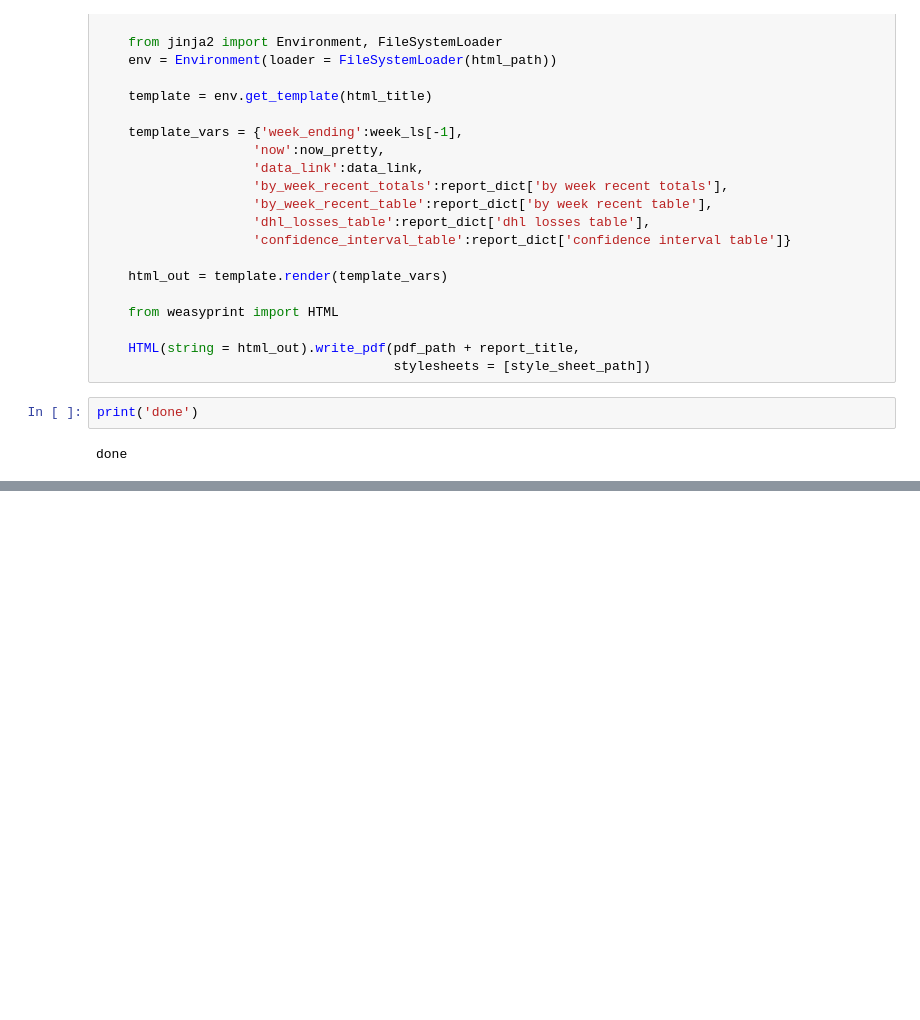
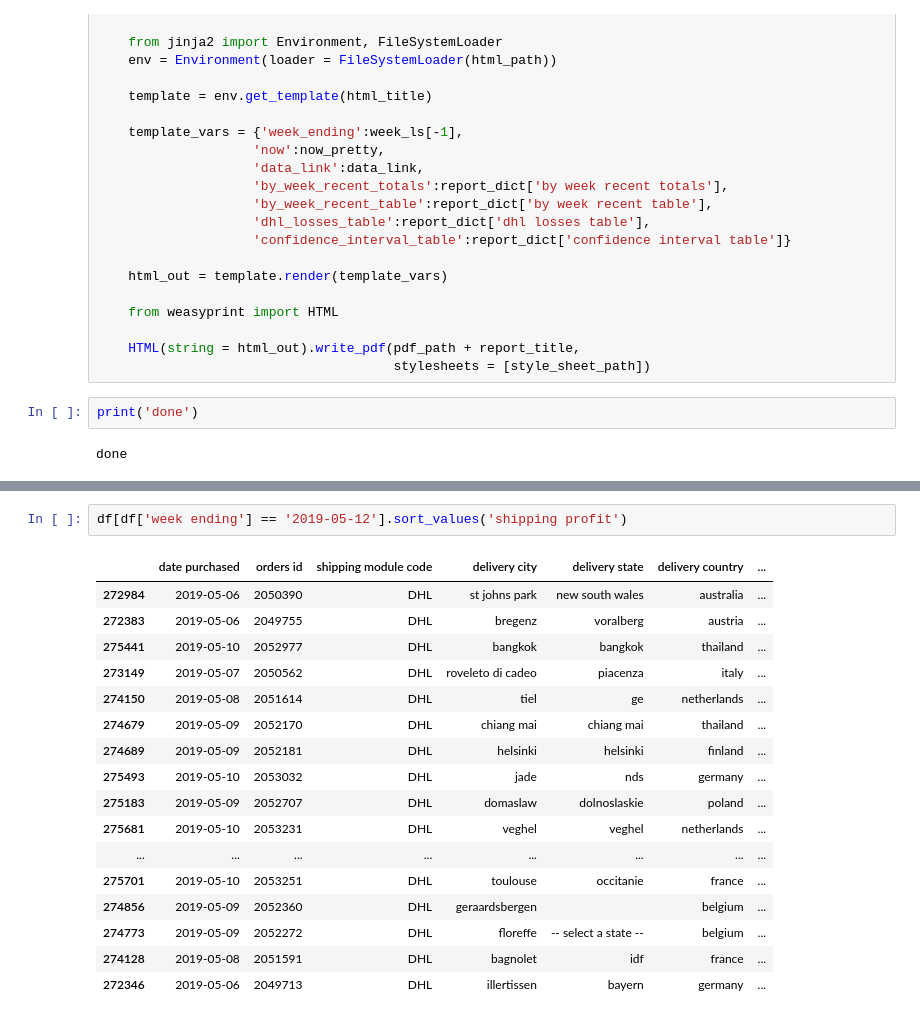
Before and after one commit to bztekola/Jupyter-Scripts, a Jupyter notebook: Fake Folder copy/Shipping/Recurring/Shipping Audit/Python/Weekly Shipping Audit.ipynb, the cells around one changed output, grey strips where cells are left out. Drawn from its saved outputs; the diff is of its cells as text; blank space fills up the shorter version.

```diff
--- a/Fake Folder copy/Shipping/Recurring/Shipping Audit/Python/Weekly Shipping Audit.ipynb
+++ b/Fake Folder copy/Shipping/Recurring/Shipping Audit/Python/Weekly Shipping Audit.ipynb
@@ -531,0 +571,20 @@ done
+# %%
+df[df['week ending'] == '2019-05-12'].sort_values('shipping profit')
+# %% [output]
+|  | date purchased | orders id | shipping module code | delivery city | delivery state | delivery country | ... |
+| 272984 | 2019-05-06 | 2050390 | DHL | st johns park | new south wales | australia | ... |
+| 272383 | 2019-05-06 | 2049755 | DHL | bregenz | voralberg | austria | ... |
+| 275441 | 2019-05-10 | 2052977 | DHL | bangkok | bangkok | thailand | ... |
+| 273149 | 2019-05-07 | 2050562 | DHL | roveleto di cadeo | piacenza | italy | ... |
+| 274150 | 2019-05-08 | 2051614 | DHL | tiel | ge | netherlands | ... |
+| 274679 | 2019-05-09 | 2052170 | DHL | chiang mai | chiang mai | thailand | ... |
+| 274689 | 2019-05-09 | 2052181 | DHL | helsinki | helsinki | finland | ... |
+| 275493 | 2019-05-10 | 2053032 | DHL | jade | nds | germany | ... |
+| 275183 | 2019-05-09 | 2052707 | DHL | domaslaw | dolnoslaskie | poland | ... |
+| 275681 | 2019-05-10 | 2053231 | DHL | veghel | veghel | netherlands | ... |
+| ... | ... | ... | ... | ... | ... | ... | ... |
+| 275701 | 2019-05-10 | 2053251 | DHL | toulouse | occitanie | france | ... |
+| 274856 | 2019-05-09 | 2052360 | DHL | geraardsbergen |  | belgium | ... |
+| 274773 | 2019-05-09 | 2052272 | DHL | floreffe | -- select a state -- | belgium | ... |
+| 274128 | 2019-05-08 | 2051591 | DHL | bagnolet | idf | france | ... |
+| 272346 | 2019-05-06 | 2049713 | DHL | illertissen | bayern | germany | ... |
```
Also changed, not shown: parts of 13 cells of this notebook, 53 other files.
